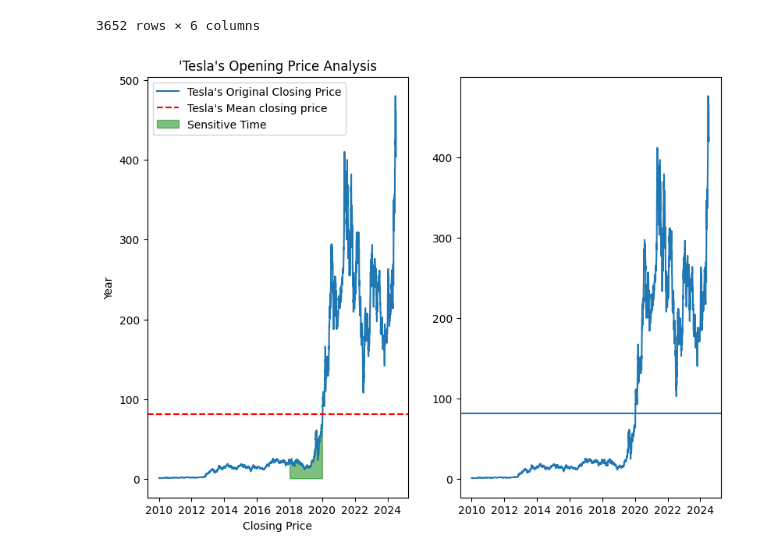
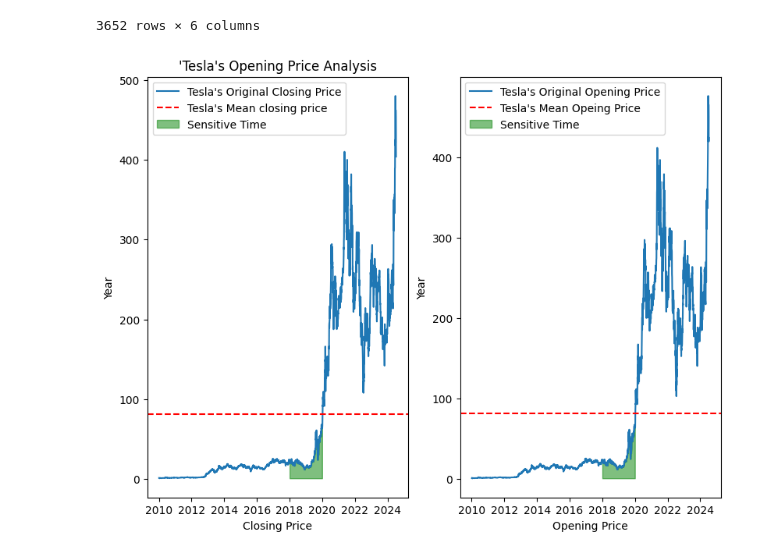
Before and after one commit to tanmaykumarchaki/AI-Driven-Market-Transformation-Analytics, a Jupyter notebook: ai-market-regime-shift-analysis/data_import.ipynb, the cells around one changed output. Saved outputs shown, nothing was run; the diff lists cells and outputs as text; code cells hidden in the pictures.

```diff
--- a/ai-market-regime-shift-analysis/data_import.ipynb
+++ b/ai-market-regime-shift-analysis/data_import.ipynb
@@ -288,27 +288,38 @@ mask_tesla = ((df2['Date'] >= "2018-01-01") & (df2['Date'] <= "2020-01-01"))
 # %%
 plt.figure(figsize=(25,7))
 
 plt.subplot(1,5,1)
 plt.plot(y_tesla, x_close, label= "Tesla's Original Closing Price")
 plt.axhline(x_close_mean, color = 'r',linestyle ='--', label = "Tesla's Mean closing price")
 plt.fill_between(
     y_tesla,x_close,
     y_min_close,
     where=mask_tesla,
     color = 'g',
     alpha = 0.5,
     label = "Sensitive Time"
 )
 plt.legend()
 plt.xlabel('Closing Price')
 plt.ylabel('Year')
 plt.title("'Tesla's Opening Price Analysis")
 
 
 plt.subplot(1,5,2)
 plt.plot(y_tesla, x_open, label = "Tesla's Original Opening Price")
-plt.axhline(x_open_mean)
-plt
+plt.axhline(x_open_mean, color ='r',linestyle = '--', label = "Tesla's Mean Opeing Price")
+plt.fill_between(
+    y_tesla,x_open,
+    min(x_open),
+    where=mask_tesla,
+    color='g',
+    alpha =0.5,
+    label = "Sensitive Time"
+
+)
+plt.xlabel('Opening Price')
+plt.ylabel('Year')
+plt.legend()
 plt.show()
 # %% [output]
-[figure, old version]
+[figure, new version]
```
